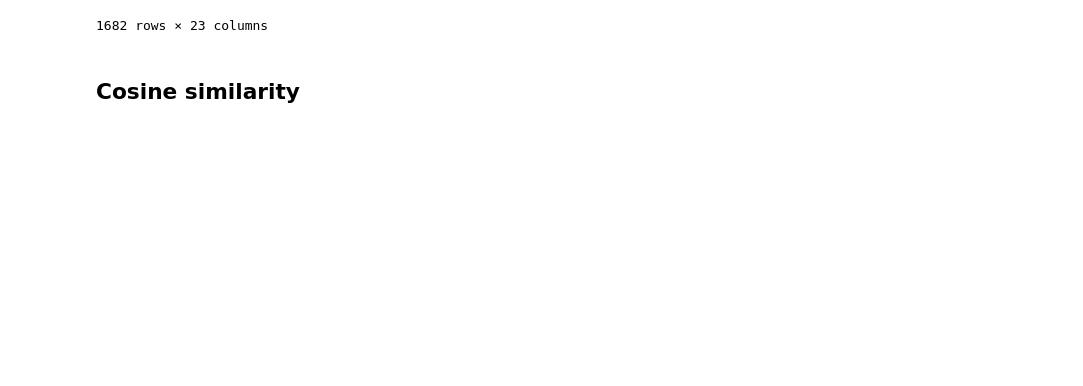
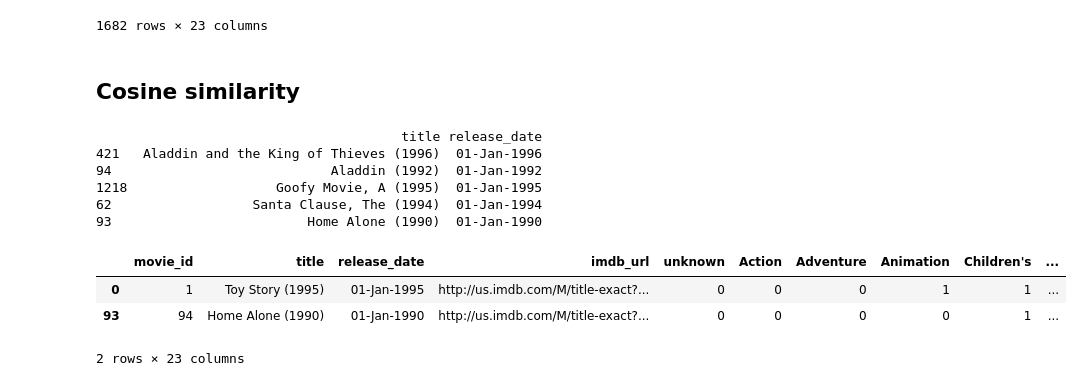
Before and after one commit to widura26/machine-learning-portfolio, a Jupyter notebook: recommendation_system.ipynb, the cells around one changed output. Saved outputs shown, nothing was run; the diff lists cells and outputs as text; code cells hidden in the pictures; blank space fills up the shorter version.

Commit message:
create recommend function

```diff
--- a/recommendation_system.ipynb
+++ b/recommendation_system.ipynb
@@ -84,0 +95,24 @@ movies
+# %%
+def recommend(title, n=5):
+    idx = indices[title]  # ambil index film
+    sim_scores = list(enumerate(cosine_sim[idx]))  # skor similarity
+    sim_scores = sorted(sim_scores, key=lambda x: x[1], reverse=True)  # urutkan
+    sim_scores = sim_scores[1:n+1]  # ambil n film teratas (skip dirinya sendiri)
+    movie_indices = [i[0] for i in sim_scores]
+    return movies[['title', 'release_date']].iloc[movie_indices]
+
+print(recommend("Toy Story (1995)", 5))
+# %% [output]
+                                       title release_date
+421   Aladdin and the King of Thieves (1996)  01-Jan-1996
+94                            Aladdin (1992)  01-Jan-1992
+1218                   Goofy Movie, A (1995)  01-Jan-1995
+62                  Santa Clause, The (1994)  01-Jan-1994
+93                         Home Alone (1990)  01-Jan-1990
+# %%
+movies[movies['title'].isin(['Home Alone (1990)', 'Toy Story (1995)'])]
+# %% [output]
+|  | movie_id | title | release_date | imdb_url | unknown | Action | Adventure | Animation | Children's | ... |
+| 0 | 1 | Toy Story (1995) | 01-Jan-1995 | http://us.imdb.com/M/title-exact?... | 0 | 0 | 0 | 1 | 1 | ... |
+| 93 | 94 | Home Alone (1990) | 01-Jan-1990 | http://us.imdb.com/M/title-exact?... | 0 | 0 | 0 | 0 | 1 | ... |
+2 rows × 23 columns
```
Also changed, not shown: parts of 1 cell of this notebook.
